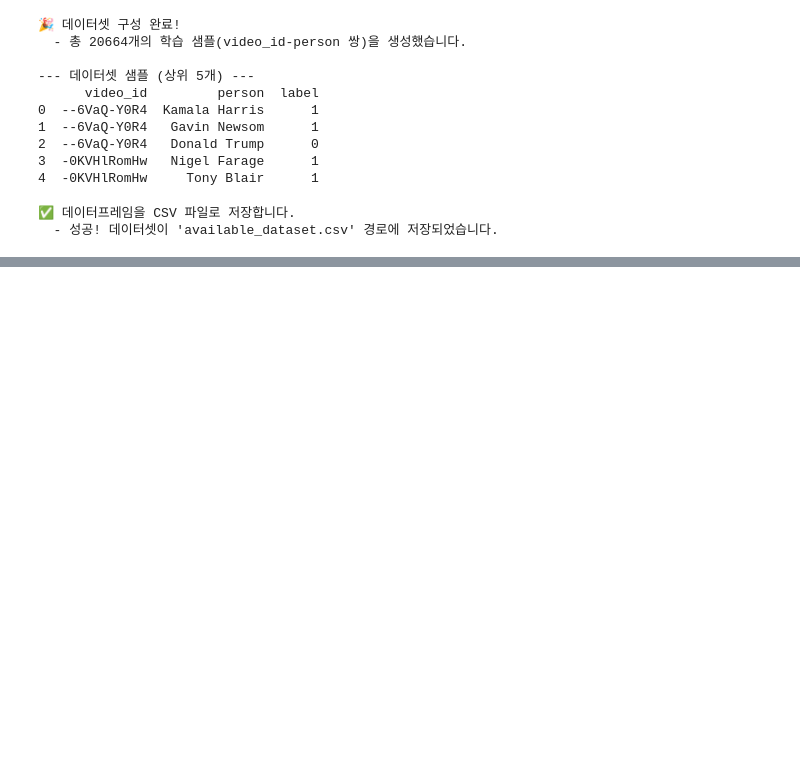
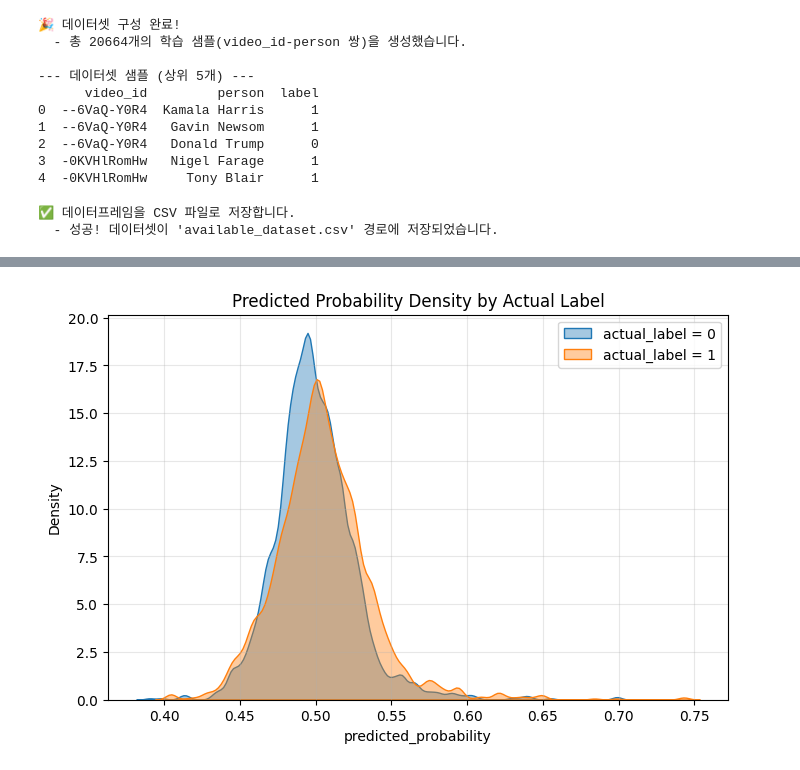
Before and after one commit to wikriwiki/MANAGER, a Jupyter notebook: run_model.ipynb, the cells around one changed output, grey strips where cells are left out. Saved outputs shown, nothing was run; the diff lists cells and outputs as text; code cells hidden in the pictures; blank space fills up the shorter version.

```diff
--- a/run_model.ipynb
+++ b/run_model.ipynb
@@ -1341 +1819,30 @@ Actual 1      16     284
 ✅ 'test_metrics_summary.csv' 파일로 저장 완료!
+# %%
+import pandas as pd
+import matplotlib.pyplot as plt
+import seaborn as sns
+
+# CSV 파일 로드
+df = pd.read_csv("test_predictions.csv")
+
+plt.figure(figsize=(8, 5))
+
+# 각 레이블별 PDF(KDE) 곡선
+for label in sorted(df['actual_label'].unique()):
+    subset = df[df['actual_label'] == label]
+    sns.kdeplot(
+        subset['predicted_probability'],
+        fill=True,       # 색상 채우기
+        alpha=0.4,
+        label=f"actual_label = {label}",
+        bw_adjust=0.5    # 커널 너비 조정 (값 작으면 더 세밀)
+    )
+
+plt.xlabel("predicted_probability")
+plt.ylabel("Density")
+plt.title("Predicted Probability Density by Actual Label")
+plt.legend()
+plt.grid(True, alpha=0.3)
+plt.show()
+# %% [output]
+[figure, added]
```
Also changed, not shown: parts of 9 cells of this notebook, 14 other files.
